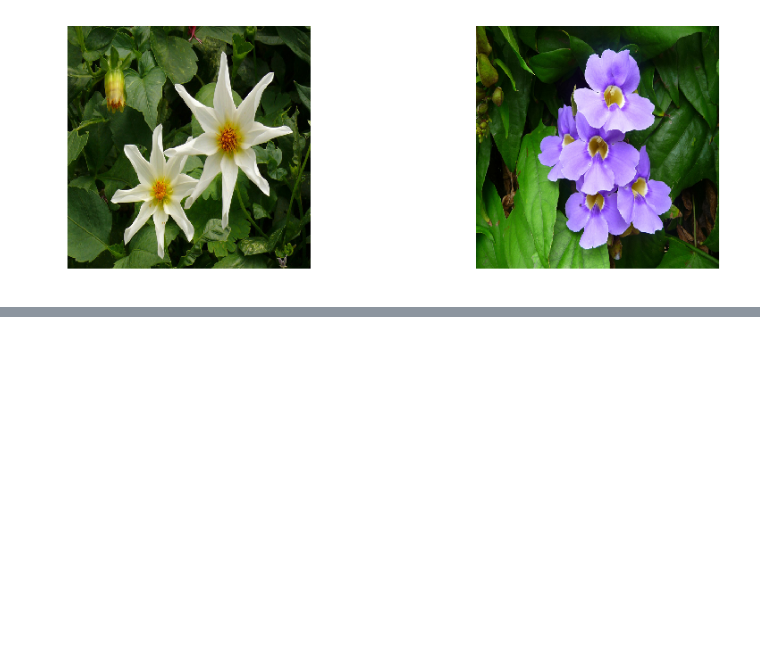
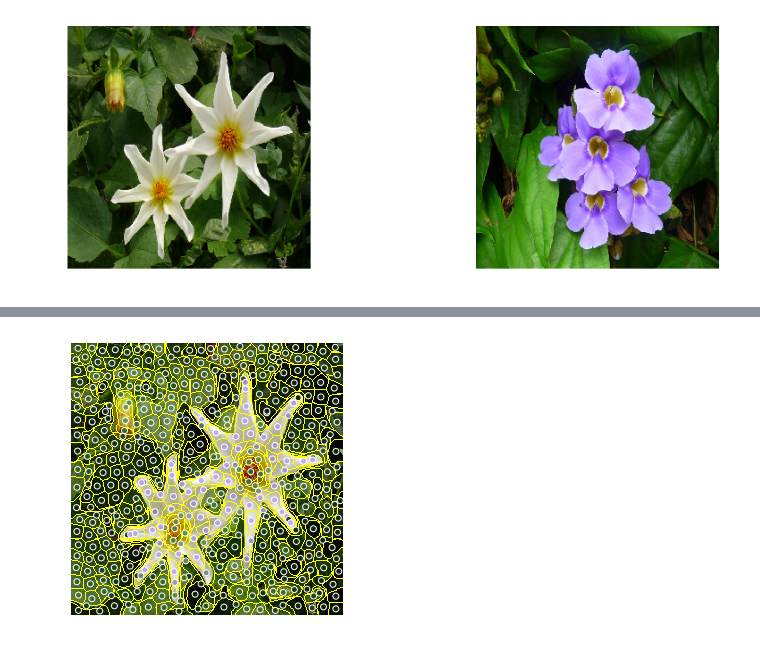
Before and after one commit to rpetit/color-transfer, a Jupyter notebook: color_ot.ipynb, the cells around one changed output, grey strips where cells are left out. Cells and saved outputs as stored; diff of their text form; code cells hidden in the pictures; blank space fills up the shorter version.

```diff
--- a/color_ot.ipynb
+++ b/color_ot.ipynb
@@ -140,22 +161,28 @@ def transport_matrix_projection(P, hist):
 
     return projection
 # %%
-def color_transfer(original_image, target_image, num_iter=10, gamma=0.1):
-    original_clusters, _ = compute_clusters(original_image)
-    target_clusters, _ = compute_clusters(target_image)
+def compute_transport_map(original_image, target_image, num_iter=10, gamma=0.1):
 
-    original_hist, original_features = compute_histogram(original_image, original_clusters)
-    target_hist, target_features = compute_histogram(target_image, target_clusters)
+    if not(original_image.is_quantized):
+        original_image.quantize()
 
-    cost_matrix = np.array([[np.linalg.norm(original_features[i] - target_features[j]) ** 2
-                             for j in range(target_features.shape[0])] for i in range(original_features.shape[0])])
+    if not(target_image.is_quantized):
+        target_image.quantize()
 
-    P = transport_matrix_projection(np.random.rand(original_features.shape[0], target_features.shape[0]),
-                                    original_hist)
+    cost_matrix = np.array([[np.linalg.norm(original_image.features[i, 2:] - target_image.features[j, 2:]) ** 2
+                             for j in range(target_image.features.shape[0])]
+                            for i in range(original_image.features.shape[0])])
+
+    coupling_matrix = transport_matrix_projection(np.random.rand(original_image.features.shape[0],
+                                                                 target_image.features.shape[0]),
+                                                  original_image.hist)
 
     for _ in range(num_iter):
-        P = transport_matrix_projection(P - gamma * cost_matrix, original_hist)
+        coupling_matrix = transport_matrix_projection(coupling_matrix - gamma * cost_matrix,
+                                                      original_image.hist)
 
-    assert(np.allclose(P.dot(np.ones(P.shape[1])), original_hist))
+    assert(np.allclose(coupling_matrix.dot(np.ones(coupling_matrix.shape[1])), original_image.hist))
 
-    return P
+    transport_map = np.diag(1 / original_image.hist) @ coupling_matrix @ target_image.features[:, 2:]
+
+    return transport_map
@@ -163,0 +189,16 @@ transport_matrix = color_transfer(u, v)
+# %%
+# transport map computation
+transport_map = compute_transport_map(u, v)
+# %%
+# synthesized features display
+fig, ax = plt.subplots(1, 1, figsize=(15, 5))
+
+ax.imshow(mark_boundaries(u.array, u.segments))
+ax.scatter([u.clusters[cluster_idx]['spatial_mean'][1] for cluster_idx in range(len(u.clusters))],
+           [u.clusters[cluster_idx]['spatial_mean'][0] for cluster_idx in range(len(u.clusters))],
+           facecolor=[transport_map[cluster_idx] for cluster_idx in range(len(u.clusters))],
+           edgecolor='white')
+
+ax.axis('off');
+# %% [output]
+[figure, added]
```
Also changed, not shown: parts of 12 cells of this notebook.
